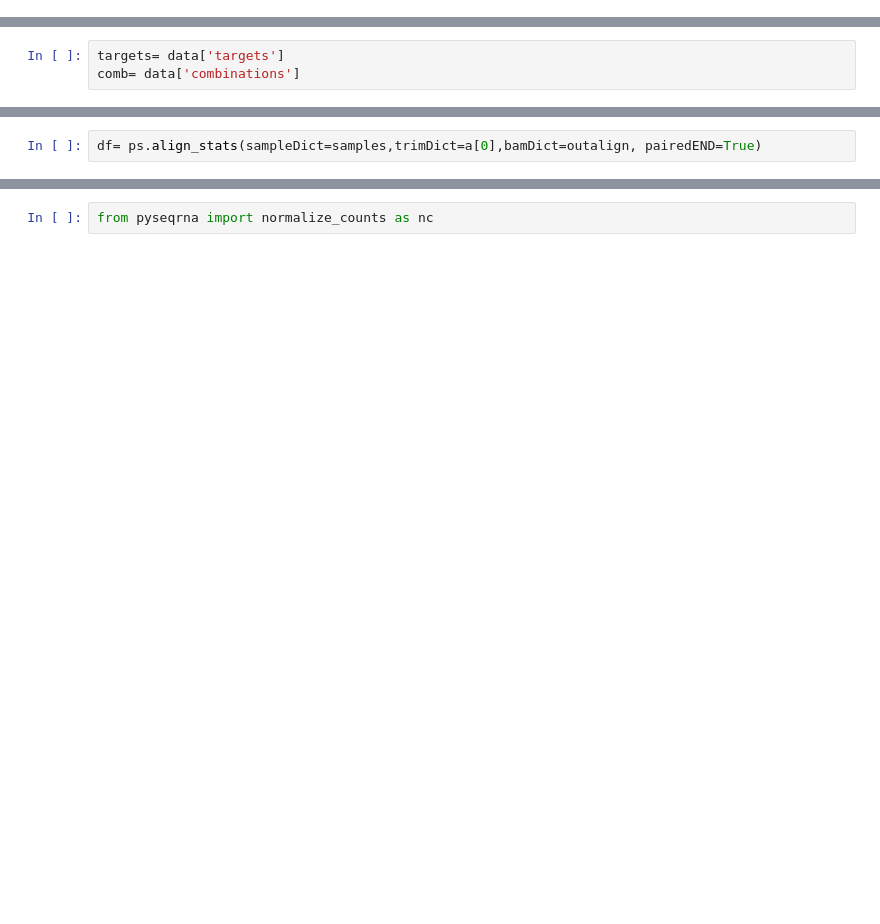
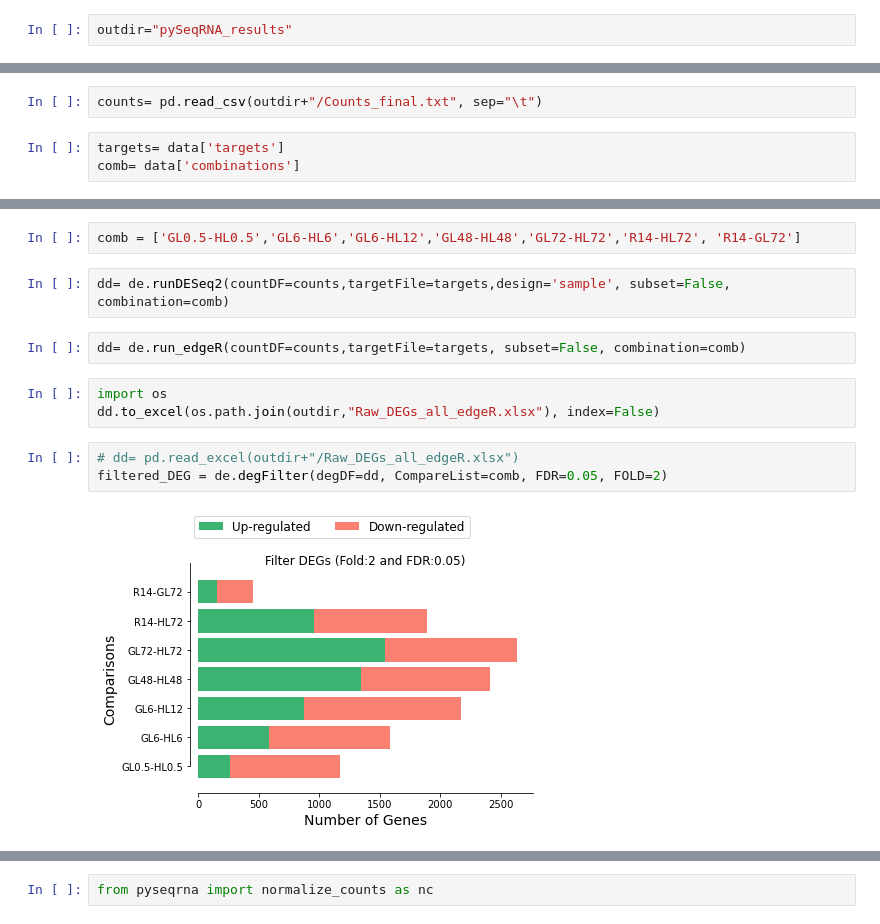
Before and after one commit to navduhan/pyseqrna, a Jupyter notebook: test.ipynb, the cells around one changed output, grey strips where cells are left out. Saved outputs shown, nothing was run; the diff lists cells and outputs as text; blank space fills up the shorter version.

```diff
--- a/test.ipynb
+++ b/test.ipynb
@@ -44,0 +56,2 @@ a, b = qc.fastqcRun(sampleDict=samples,paired=True, slurm=True,cpu=30,mem=200)
+# %%
+outdir="pySeqRNA_results"
@@ -45,3 +112,5 @@ a, b = qc.fastqcRun(sampleDict=samples,paired=True, slurm=True,cpu=30,mem=200)
+# %%
+counts= pd.read_csv(outdir+"/Counts_final.txt", sep="\t")
 # %%
 targets= data['targets']
 comb= data['combinations']
@@ -103,2 +117,14 @@ ps.getUniquely_mapped("pySeqRNA_results/star_results/F1Aligned.out.bam")
-# %%
-df= ps.align_stats(sampleDict=samples,trimDict=a[0],bamDict=outalign, pairedEND=True)
+# %%
+comb = ['GL0.5-HL0.5','GL6-HL6','GL6-HL12','GL48-HL48','GL72-HL72','R14-HL72', 'R14-GL72']
+# %%
+dd= de.runDESeq2(countDF=counts,targetFile=targets,design='sample', subset=False, combination=comb)
+# %%
+dd= de.run_edgeR(countDF=counts,targetFile=targets, subset=False, combination=comb)
+# %%
+import os
+dd.to_excel(os.path.join(outdir,"Raw_DEGs_all_edgeR.xlsx"), index=False)
+# %%
+# dd= pd.read_excel(outdir+"/Raw_DEGs_all_edgeR.xlsx")
+filtered_DEG = de.degFilter(degDF=dd, CompareList=comb, FDR=0.05, FOLD=2)
+# %% [output]
+[figure, added]
```
Also changed, not shown: parts of 87 cells of this notebook, 10 other files.
